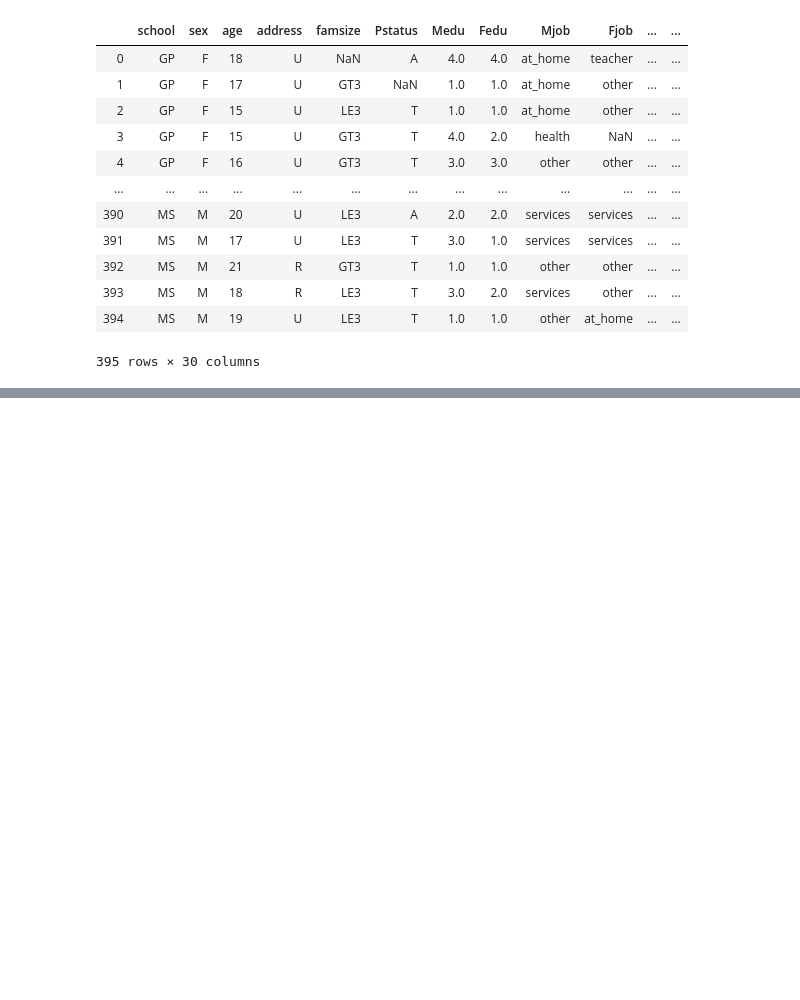
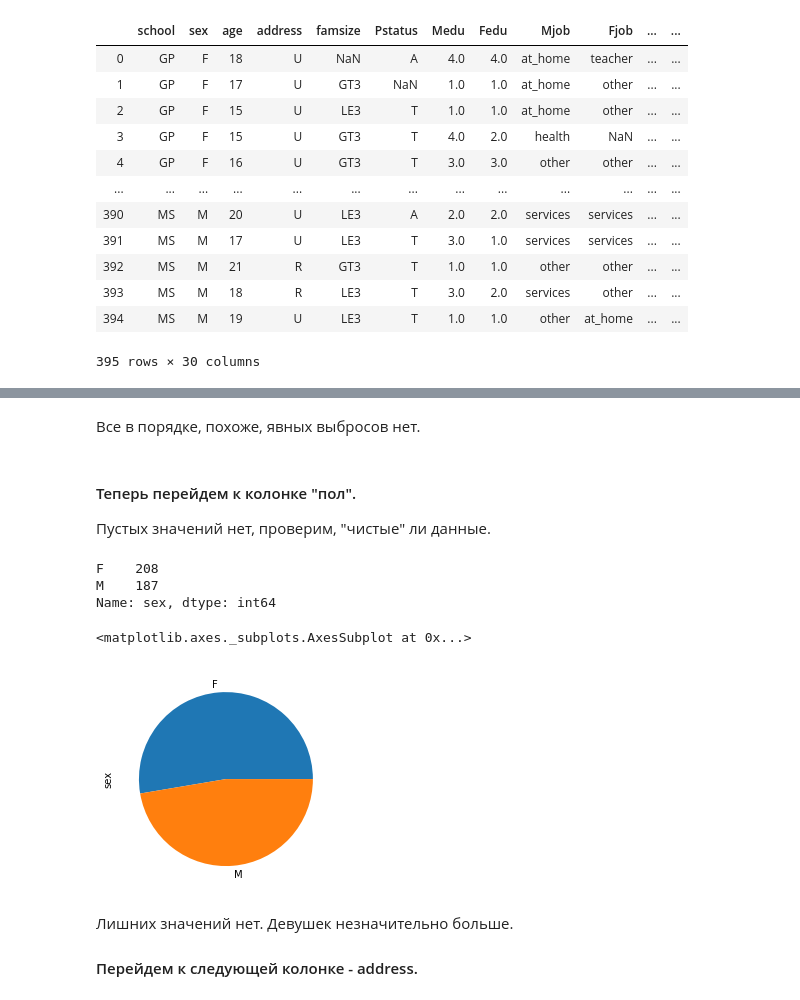
Before and after one commit to Powerofpowder/EDA, a Jupyter notebook: EDA_Alimova.ipynb, the cells around one changed output, grey strips where cells are left out. Drawn from its saved outputs; the diff is of its cells as text; code cells hidden in the pictures; blank space fills up the shorter version.

```diff
--- a/EDA_Alimova.ipynb
+++ b/EDA_Alimova.ipynb
@@ -24,0 +175,17 @@ display(df)
+# %% [markdown]
+Все в порядке, похоже, явных выбросов нет.
+# %% [markdown]
+#### Теперь перейдем к колонке "пол".
+Пустых значений нет, проверим, "чистые" ли данные.
+# %%
+print(df.sex.value_counts())
+df.sex.value_counts().plot.pie()
+# %% [output]
+F    208
+M    187
+Name: sex, dtype: int64
+<matplotlib.axes._subplots.AxesSubplot at 0x...>
+[figure, added]
+# %% [markdown]
+Лишних значений нет. Девушек незначительно больше.
+####  Перейдем к следующей колонке - address.
```
Also changed, not shown: parts of 109 cells of this notebook.
